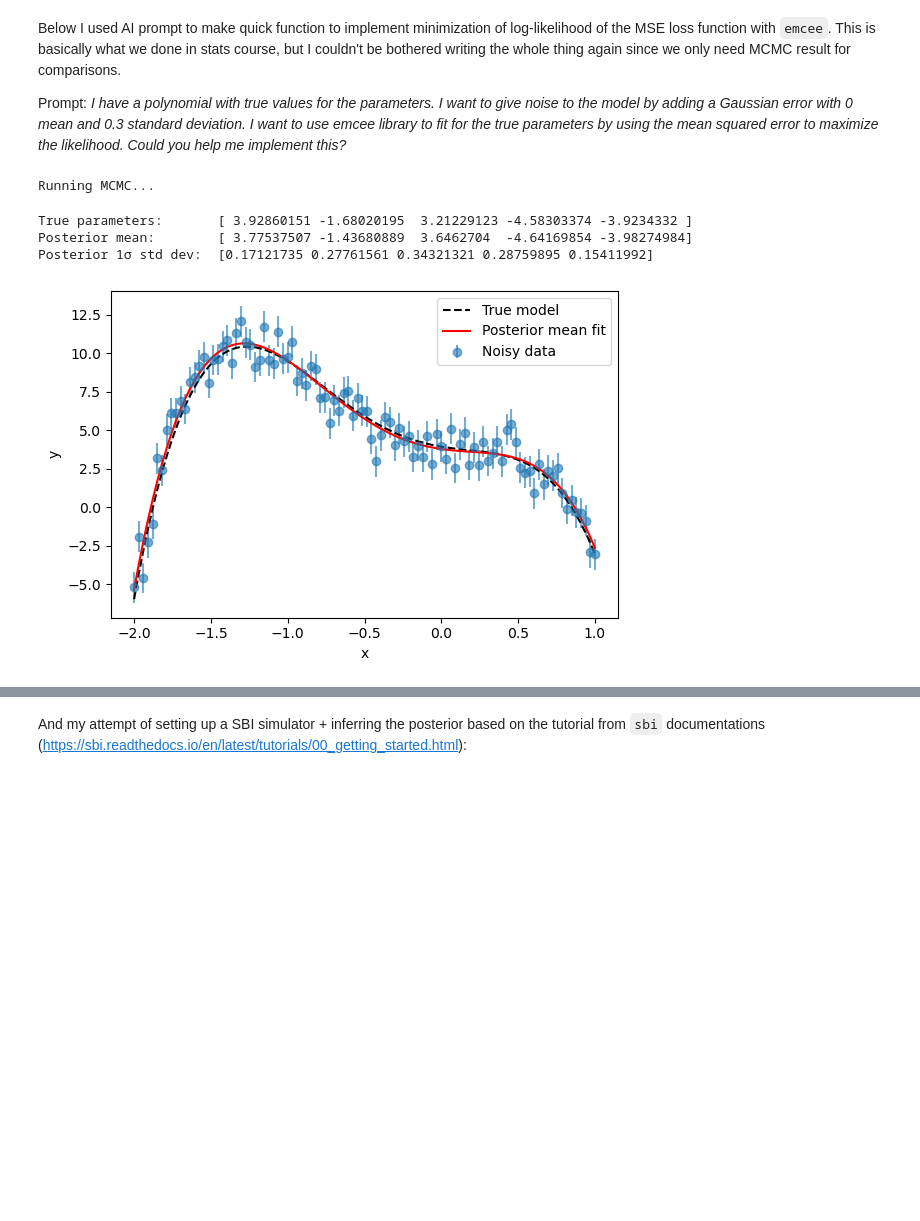
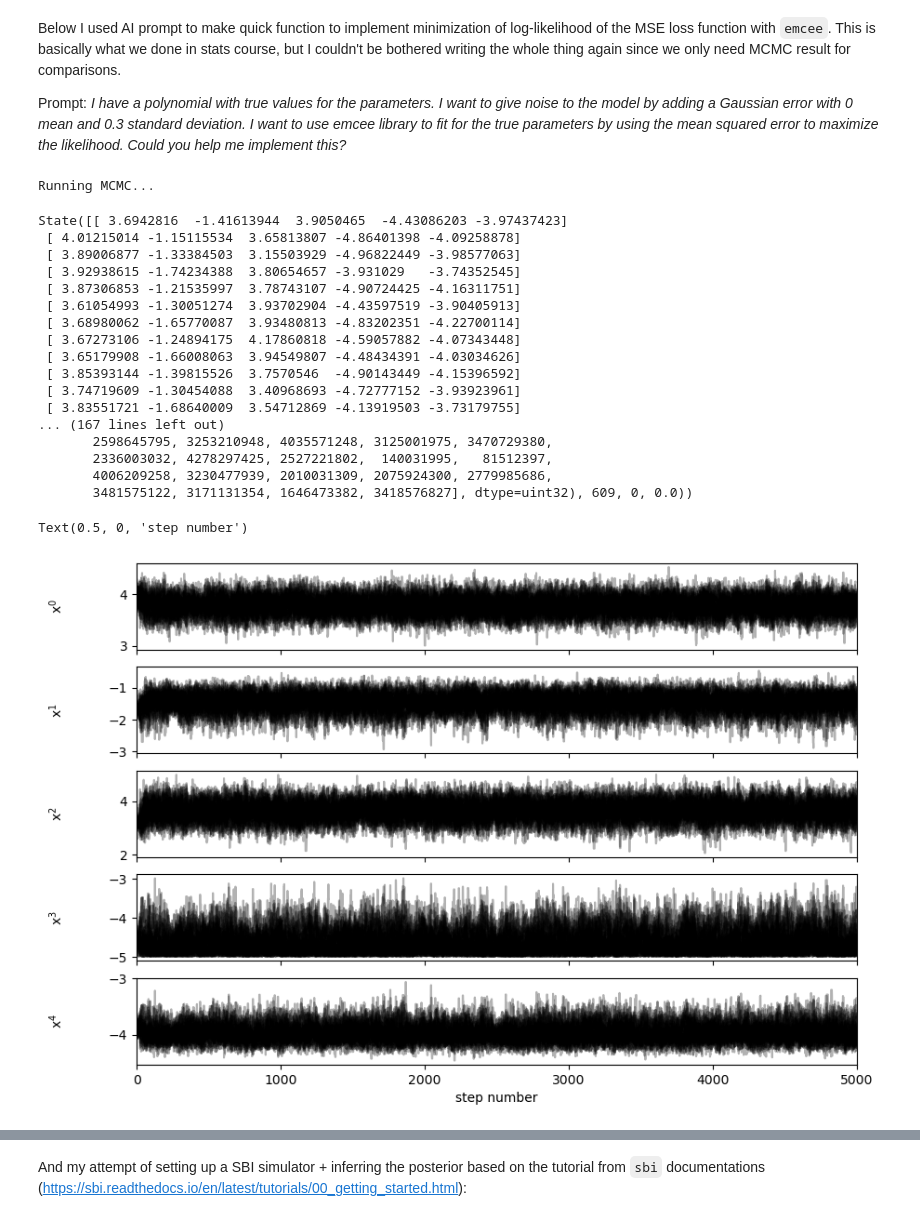
Before and after one commit to shubhamDgr/Simulation-based-inference-on-gravitational-wave-data, a Jupyter notebook: polynomial.ipynb, the cells around one changed output, grey strips where cells are left out. Drawn from its saved outputs; the diff is of its cells as text; code cells hidden in the pictures; blank space fills up the shorter version.

```diff
--- a/polynomial.ipynb
+++ b/polynomial.ipynb
@@ -116,41 +120,37 @@ sampler = emcee.EnsembleSampler(
 
 print("Running MCMC...")
 sampler.run_mcmc(initial_state=initial_guess, nsteps=nsteps, progress=True)
-
-# Discard burn-in and flatten the chains
-flat_samples = sampler.get_chain(discard=burn_in, thin=10, flat=True)
-
-# ----------------------
-# 5. Inspect results
-# ----------------------
-
-# Compute posterior means and 1σ uncertainties
-mcmc_mean = np.mean(flat_samples, axis=0)
-mcmc_std = np.std(flat_samples, axis=0)
-
-print("\nTrue parameters:      ", true_params)
-print("Posterior mean:       ", mcmc_mean)
-print("Posterior 1σ std dev: ", mcmc_std)
-
-# ----------------------
-# 6. Plot data and posterior predictive curve
-# ----------------------
-
-# Use posterior mean parameters for visualization
-y_fit = poly_model(mcmc_mean, x)
-
-plt.figure(figsize=(6,4))
-plt.errorbar(x, y_obs, yerr=sigma, fmt="o", label="Noisy data", alpha=0.6)
-plt.plot(x, y_true, "k--", label="True model")
-plt.plot(x, y_fit, "r", label="Posterior mean fit")
-plt.xlabel("x")
-plt.ylabel("y")
-plt.legend()
-plt.tight_layout()
-plt.show()
 # %% [output]
 Running MCMC...
-True parameters:       [ 3.92860151 -1.68020195  3.21229123 -4.58303374 -3.9234332 ]
-Posterior mean:        [ 3.77537507 -1.43680889  3.6462704  -4.64169854 -3.98274984]
-Posterior 1σ std dev:  [0.17121735 0.27761561 0.34321321 0.28759895 0.15411992]
+State([[ 3.6942816  -1.41613944  3.9050465  -4.43086203 -3.97437423]
+ [ 4.01215014 -1.15115534  3.65813807 -4.86401398 -4.09258878]
+ [ 3.89006877 -1.33384503  3.15503929 -4.96822449 -3.98577063]
+ [ 3.92938615 -1.74234388  3.80654657 -3.931029   -3.74352545]
+ [ 3.87306853 -1.21535997  3.78743107 -4.90724425 -4.16311751]
+ [ 3.61054993 -1.30051274  3.93702904 -4.43597519 -3.90405913]
+ [ 3.68980062 -1.65770087  3.93480813 -4.83202351 -4.22700114]
+ [ 3.67273106 -1.24894175  4.17860818 -4.59057882 -4.07343448]
+ [ 3.65179908 -1.66008063  3.94549807 -4.48434391 -4.03034626]
+ [ 3.85393144 -1.39815526  3.7570546  -4.90143449 -4.15396592]
+ [ 3.74719609 -1.30454088  3.40968693 -4.72777152 -3.93923961]
+ [ 3.83551721 -1.68640009  3.54712869 -4.13919503 -3.73179755]
+... (167 lines left out)
+       2598645795, 3253210948, 4035571248, 3125001975, 3470729380,
+       2336003032, 4278297425, 2527221802,  140031995,   81512397,
+       4006209258, 3230477939, 2010031309, 2075924300, 2779985686,
+       3481575122, 3171131354, 1646473382, 3418576827], dtype=uint32), 609, 0, 0.0))
-[figure, removed]
+# %%
+fig, axes = plt.subplots(N_dim, figsize=(10, 7), sharex=True)
+samples = sampler.get_chain()
+labels = [r'x$^0$',r'x$^1$',r'x$^2$',r'x$^3$',r'x$^4$']
+for i in range(N_dim):
+    ax = axes[i]
+    ax.plot(samples[:, :, i], "k", alpha=0.3)
+    ax.set_xlim(0, len(samples))
+    ax.set_ylabel(labels[i])
+    ax.yaxis.set_label_coords(-0.1, 0.5)
+
+axes[-1].set_xlabel("step number")
+# %% [output]
+Text(0.5, 0, 'step number')
+[figure, added]
```
Also changed, not shown: parts of 8 cells of this notebook.
